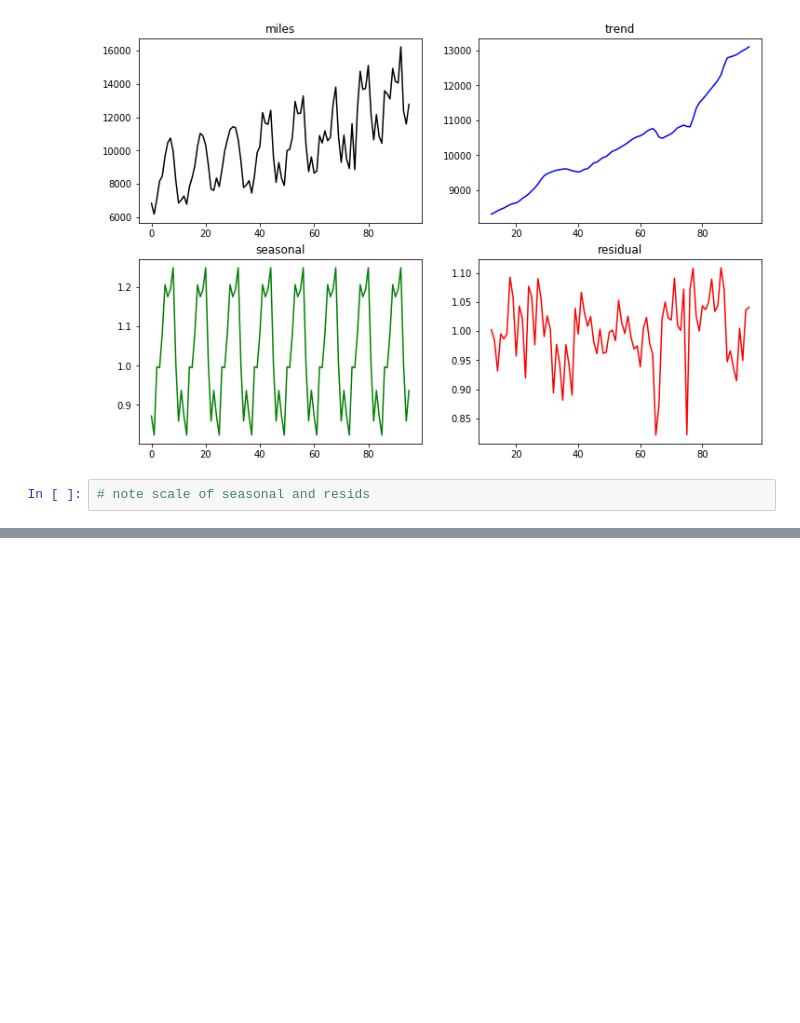
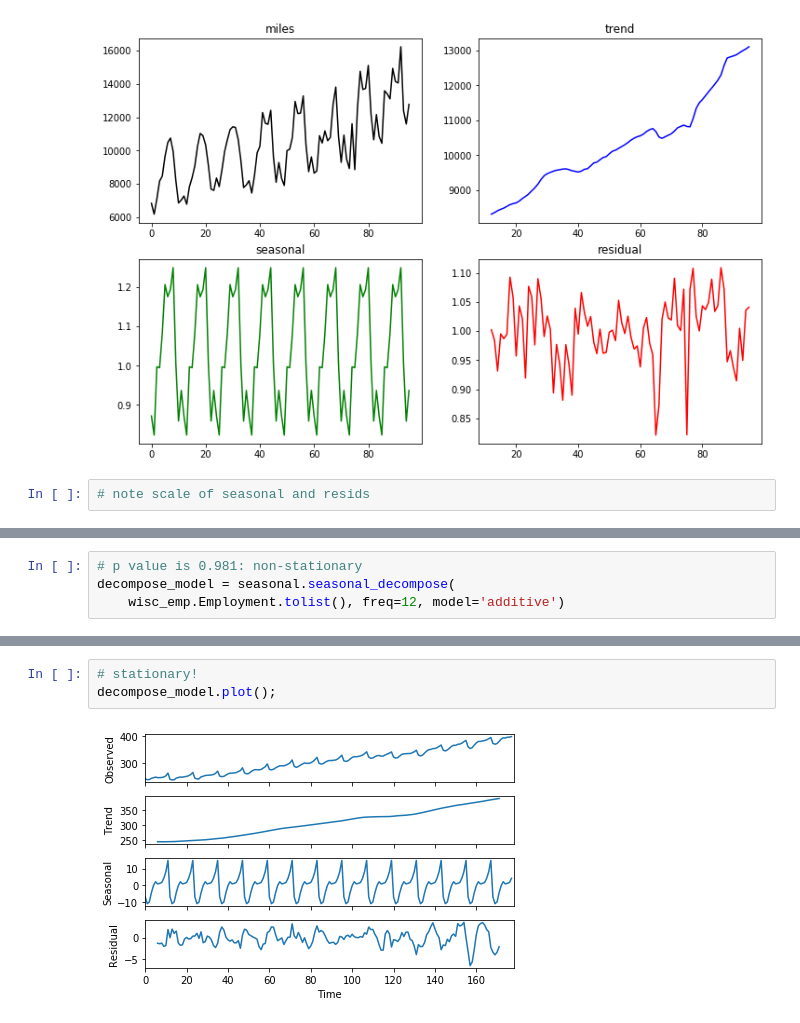
Before and after one commit to damiansp/TS, a Jupyter notebook: python/practical_TSA/02_understanding_TS_data/06_decomposition.py.ipynb, the cells around one changed output, grey strips where cells are left out. Cells and saved outputs as stored; diff of their text form; blank space fills up the shorter version.

Commit message:
decomp with statsmod

```diff
--- a/python/practical_TSA/02_understanding_TS_data/06_decomposition.py.ipynb
+++ b/python/practical_TSA/02_understanding_TS_data/06_decomposition.py.ipynb
@@ -185,0 +214,4 @@ plt.title('residual');
+# %%
+# p value is 0.981: non-stationary
+decompose_model = seasonal.seasonal_decompose(
+    wisc_emp.Employment.tolist(), freq=12, model='additive')
@@ -185,0 +231,5 @@ plt.title('residual');
+# %%
+# stationary!
+decompose_model.plot();
+# %% [output]
+[figure, added]
```
Also changed, not shown: parts of 8 cells of this notebook.
